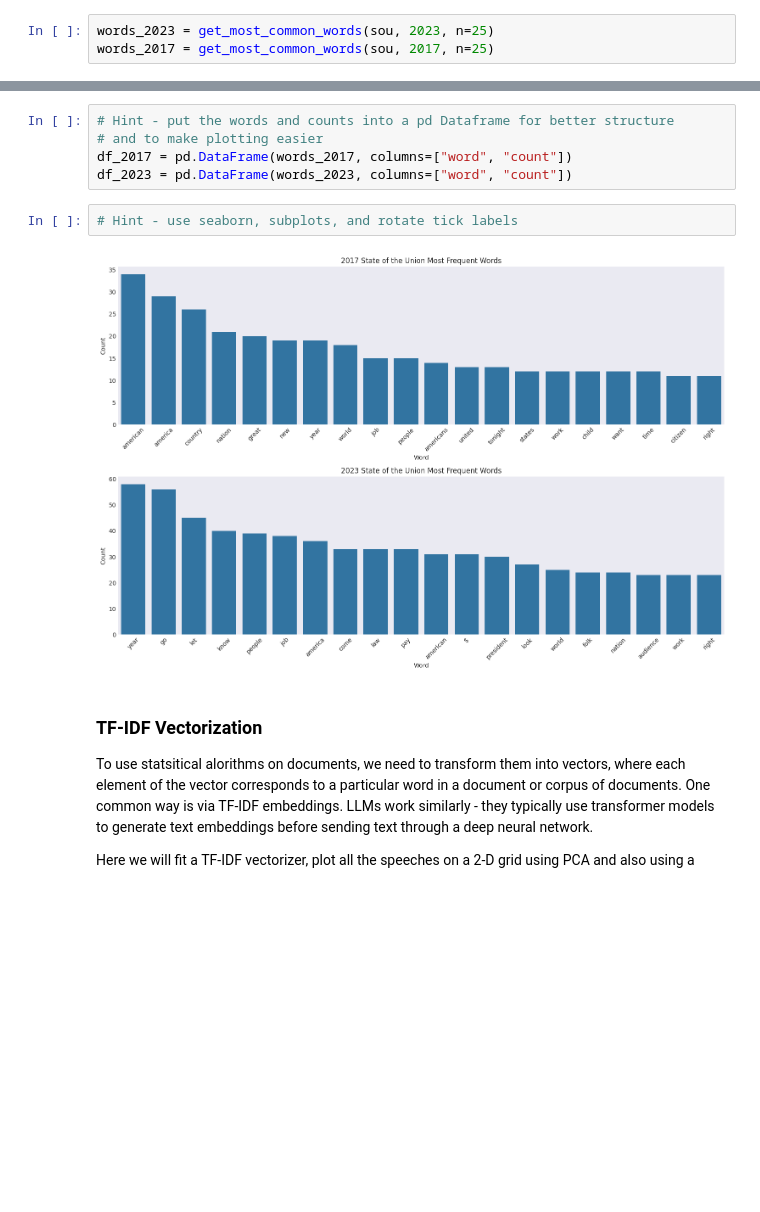
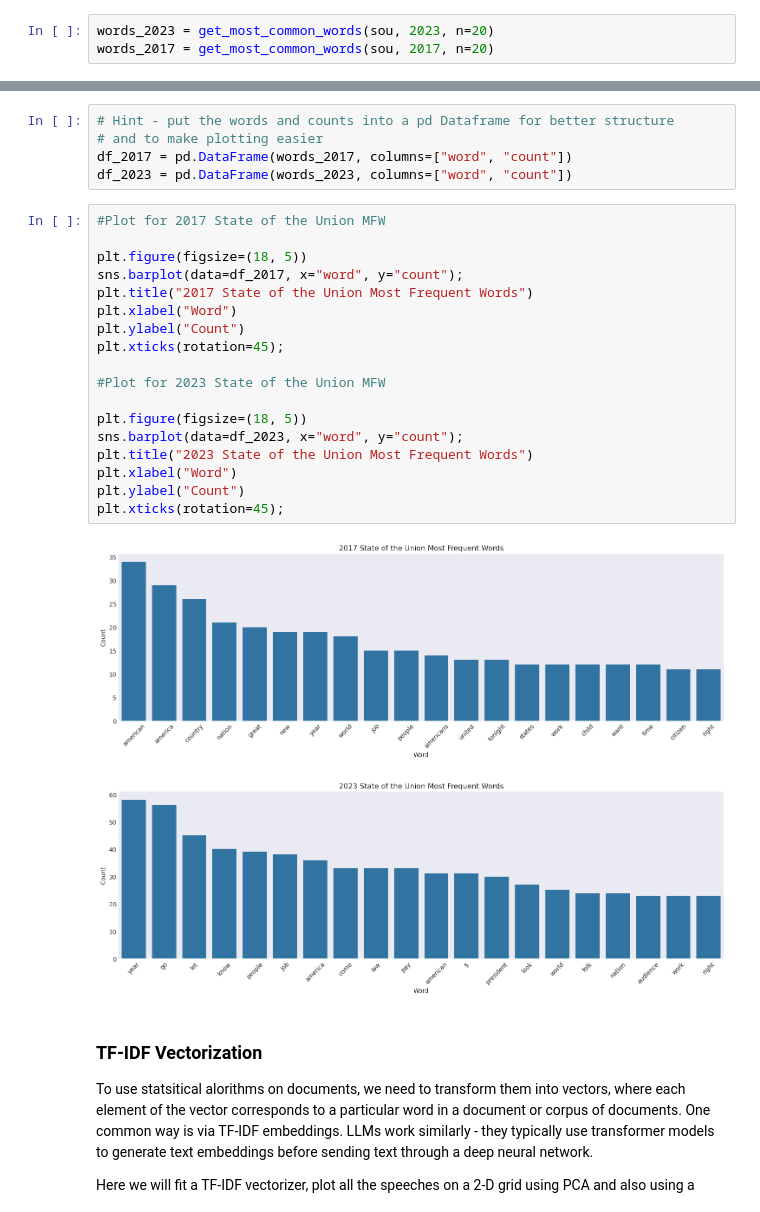
Before and after one commit to UCB-stat-159-f25/proj02-group16, a Jupyter notebook: nlp-P02.ipynb, the cells around one changed output, grey strips where cells are left out. Saved outputs shown, nothing was run; the diff lists cells and outputs as text; blank space fills up the shorter version.

Commit message:
created seaborn plots for 2017 and 2023 common words

```diff
--- a/nlp-P02.ipynb
+++ b/nlp-P02.ipynb
@@ -231,8 +224,8 @@ top_words_2024
 
 Run your function from the previous step to get the top 20 words for 2017 and 2023. Plot the words and their frequencies in a barchart and replicate the figure below.
 # %%
-words_2023 = get_most_common_words(sou, 2023, n=25)
-words_2017 = get_most_common_words(sou, 2017, n=25)
+words_2023 = get_most_common_words(sou, 2023, n=20)
+words_2017 = get_most_common_words(sou, 2017, n=20)
 # %%
 words_2023
 # %% [output]
@@ -279,9 +278,26 @@ words_2017
 df_2017 = pd.DataFrame(words_2017, columns=["word", "count"])
 df_2023 = pd.DataFrame(words_2023, columns=["word", "count"])
 # %%
-# Hint - use seaborn, subplots, and rotate tick labels
+#Plot for 2017 State of the Union MFW
+
+plt.figure(figsize=(18, 5))
+sns.barplot(data=df_2017, x="word", y="count");
+plt.title("2017 State of the Union Most Frequent Words")
+plt.xlabel("Word")
+plt.ylabel("Count")
+plt.xticks(rotation=45);
+
+#Plot for 2023 State of the Union MFW
+
+plt.figure(figsize=(18, 5))
+sns.barplot(data=df_2023, x="word", y="count");
+plt.title("2023 State of the Union Most Frequent Words")
+plt.xlabel("Word")
+plt.ylabel("Count")
+plt.xticks(rotation=45);
 # %% [output]
-[figure, old version]
+[figure, new version]
+[figure, added]
 # %% [markdown]
 ### TF-IDF Vectorization
 
```
Also changed, not shown: parts of 3 cells of this notebook.
